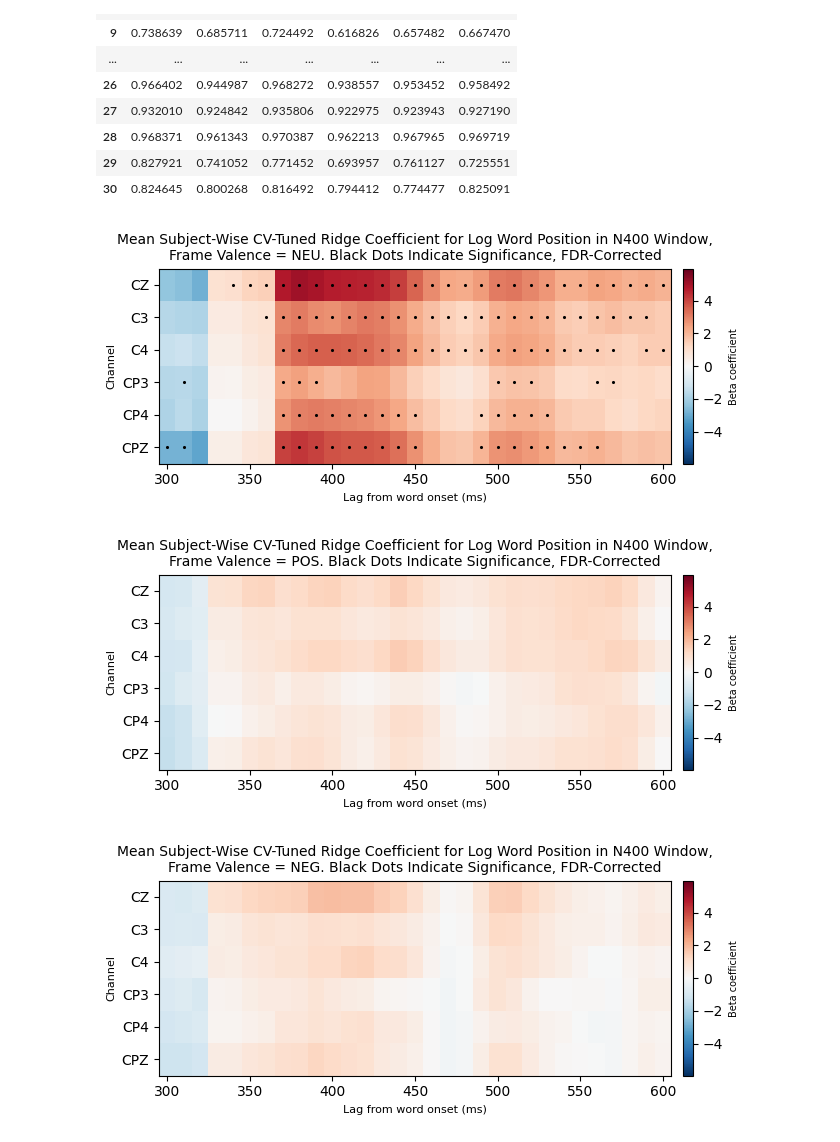
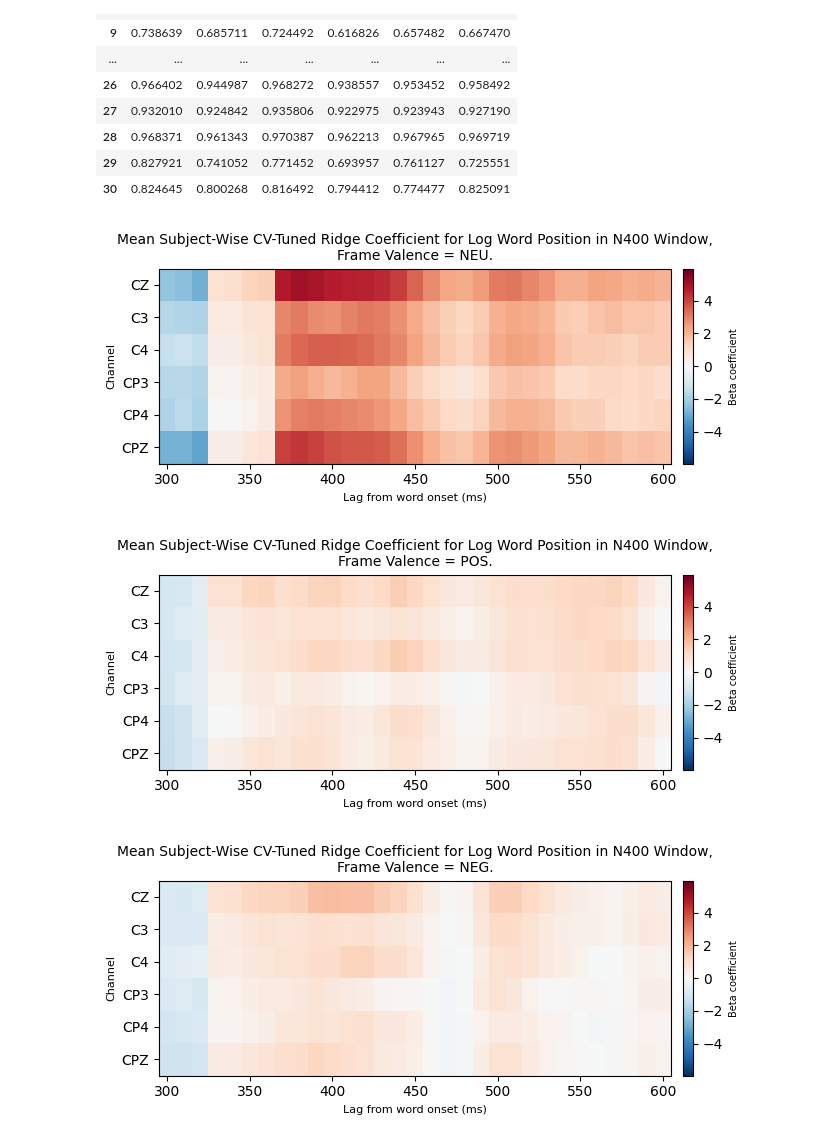
Before and after one commit to amandalin047/Updating_rERP_2023, a Jupyter notebook: deconvolution/deconv_v4.ipynb, the cells around one changed output. Cells and saved outputs as stored; diff of their text form; code cells hidden in the pictures.

```diff
--- a/deconvolution/deconv_v4.ipynb
+++ b/deconvolution/deconv_v4.ipynb
@@ -1034,25 +1029,25 @@ display(dfs_lambda_common["neg"])
 # %%
 n400_coefs_with_emo = {key: get_time_window_coefs(val[1],
                                                   n_predictors=2,
                                                   intercept_index=0,
                                                   beta_index=1,
                                                   time_window=(0.3, 0.6),
                                                   sfreq=100.0,
                                                   sig_thresh=0.05)
                                                   for key, val in refit_with_emo.items()}
 figs_with_emo = {key: time_window_heatmap(coefs,
                                           time_window=(0.3, 0.6),
                                           dt=10,
                                           ch_roi=ch_roi,
-                                          show_corrected=True,
+                                          show_sig=False,
                                           vmin=-vmin, vmax=vmax,
                                           component_name="N400",
                                           emotion_category=f"Frame Valence = {key.upper()}")
                                           for key, coefs in n400_coefs_with_emo.items()}
 # %% [output]
-[figure, old version]
+[figure, new version]
-[figure, old version]
+[figure, new version]
-[figure, old version]
+[figure, new version]
 # %%
 print("Sensitivity analysis: using `lambda_common = np.mean(subj_refit_alphas)` from collapsed emotions.")
 n400_coefs_with_emo_lambda_common = {key: get_time_window_coefs(val[1],
```
Also changed, not shown: parts of 8 cells of this notebook, 1 other file.
